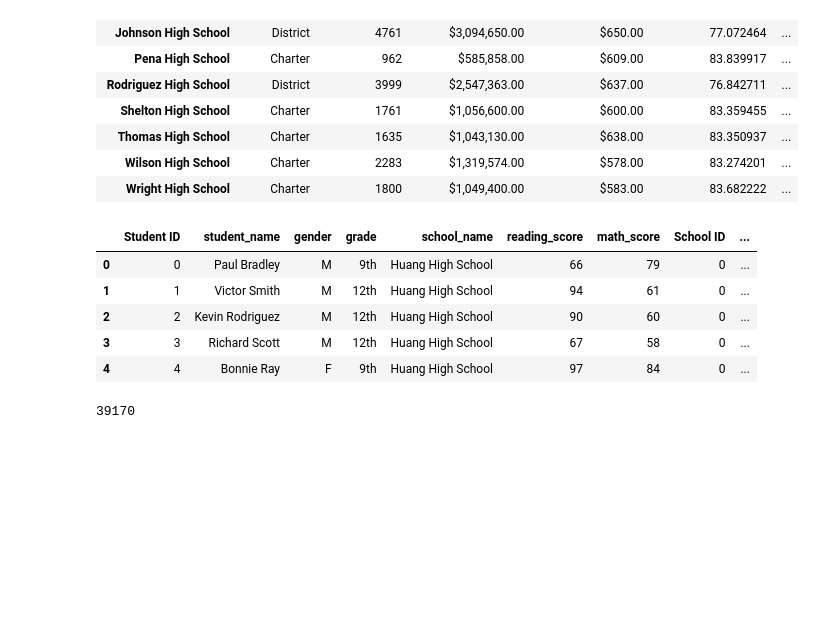
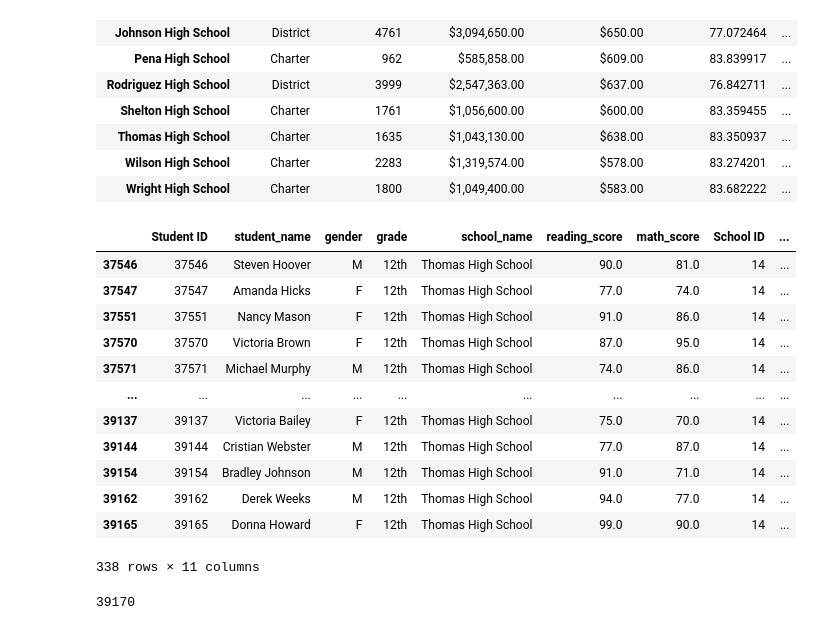
Before and after one commit to Angelique4791/School_District_Analysis, a Jupyter notebook: PyCitySchools_Challenge_testing.ipynb, the cells around one changed output. Cells and saved outputs as stored; diff of their text form; code cells hidden in the pictures; blank space fills up the shorter version.

```diff
--- a/PyCitySchools_Challenge_testing.ipynb
+++ b/PyCitySchools_Challenge_testing.ipynb
@@ -273,13 +270,28 @@ per_school_summary_df
 | Wilson High School | Charter | 2283 | $1,319,574.00 | $578.00 | 83.274201 | ... |
 | Wright High School | Charter | 1800 | $1,049,400.00 | $583.00 | 83.682222 | ... |
 # %%
-# Step 5.  Get the number of 10th-12th graders from Thomas High School (THS).
+# Step 5.  Get the number of 10th-12th graders from Thomas High School (THS)
+ths_10_df = school_data_complete_df[(school_data_complete_df["grade"] == "10th") &
+                                       (school_data_complete_df["school_name"] == "Thomas High School")]
+
+ths_11_df = school_data_complete_df[(school_data_complete_df["grade"] == "11th") &
+                                       (school_data_complete_df["school_name"] == "Thomas High School")]
+
+ths_12_df = school_data_complete_df[(school_data_complete_df["grade"] == "12th") &
+                                       (school_data_complete_df["school_name"] == "Thomas High School")]
 # %% [output]
 |  | Student ID | student_name | gender | grade | school_name | reading_score | math_score | School ID | ... |
-| 0 | 0 | Paul Bradley | M | 9th | Huang High School | 66 | 79 | 0 | ... |
-| 1 | 1 | Victor Smith | M | 12th | Huang High School | 94 | 61 | 0 | ... |
-| 2 | 2 | Kevin Rodriguez | M | 12th | Huang High School | 90 | 60 | 0 | ... |
-| 3 | 3 | Richard Scott | M | 12th | Huang High School | 67 | 58 | 0 | ... |
-| 4 | 4 | Bonnie Ray | F | 9th | Huang High School | 97 | 84 | 0 | ... |
+| 37546 | 37546 | Steven Hoover | M | 12th | Thomas High School | 90.0 | 81.0 | 14 | ... |
+| 37547 | 37547 | Amanda Hicks | F | 12th | Thomas High School | 77.0 | 74.0 | 14 | ... |
+| 37551 | 37551 | Nancy Mason | F | 12th | Thomas High School | 91.0 | 86.0 | 14 | ... |
+| 37570 | 37570 | Victoria Brown | F | 12th | Thomas High School | 87.0 | 95.0 | 14 | ... |
+| 37571 | 37571 | Michael Murphy | M | 12th | Thomas High School | 74.0 | 86.0 | 14 | ... |
+| ... | ... | ... | ... | ... | ... | ... | ... | ... | ... |
+| 39137 | 39137 | Victoria Bailey | F | 12th | Thomas High School | 75.0 | 70.0 | 14 | ... |
+| 39144 | 39144 | Cristian Webster | M | 12th | Thomas High School | 77.0 | 87.0 | 14 | ... |
+| 39154 | 39154 | Bradley Johnson | M | 12th | Thomas High School | 91.0 | 71.0 | 14 | ... |
+| 39162 | 39162 | Derek Weeks | M | 12th | Thomas High School | 94.0 | 77.0 | 14 | ... |
+| 39165 | 39165 | Donna Howard | F | 12th | Thomas High School | 99.0 | 90.0 | 14 | ... |
+338 rows × 11 columns
 # %%
 # Step 6. Get all the students passing math from THS
```
Also changed, not shown: parts of 24 cells of this notebook, 1 other file.
